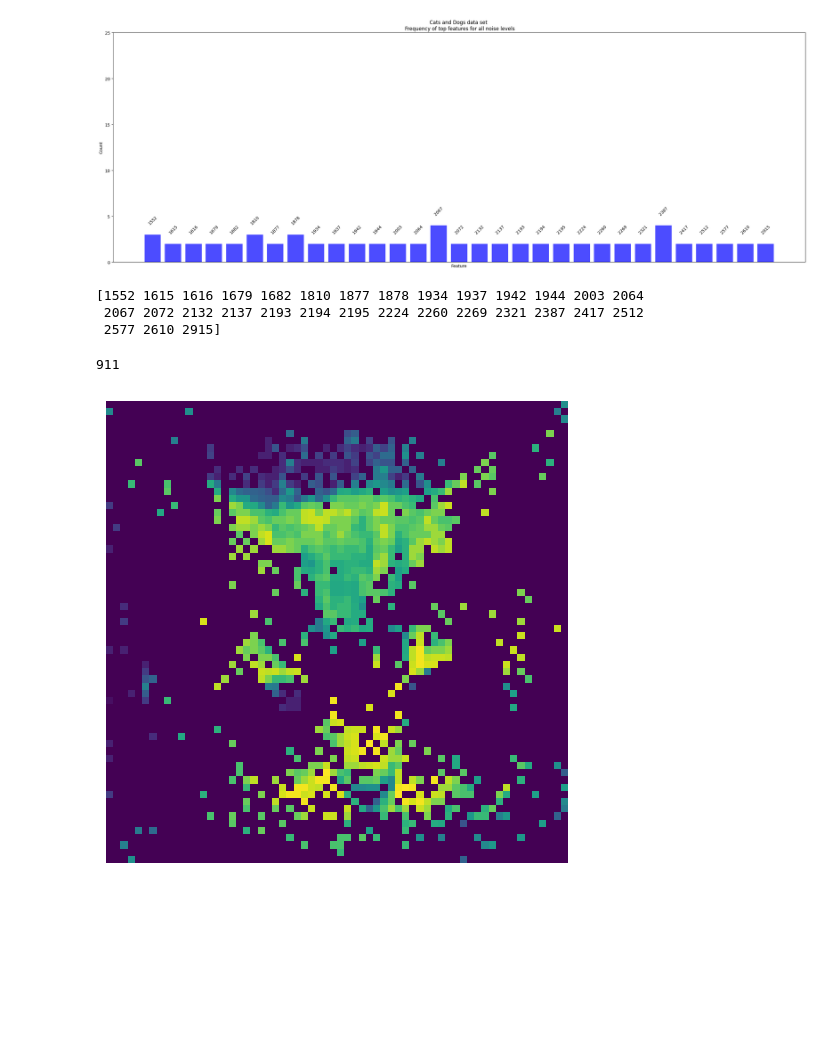
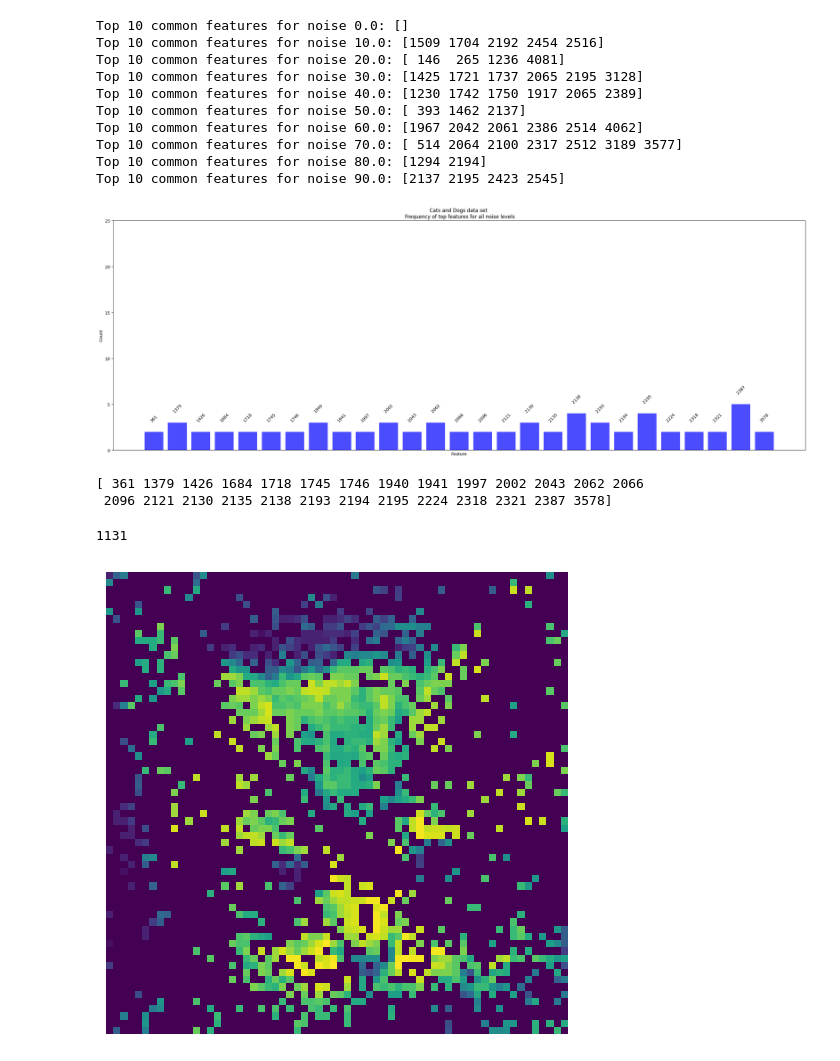
Before and after one commit to FelixJons/mve411-big-data-stats, a Jupyter notebook: assignment-2/main_catsndogs.ipynb, the cells around one changed output. Drawn from its saved outputs; the diff is of its cells as text; code cells hidden in the pictures; blank space fills up the shorter version.

```diff
--- a/assignment-2/main_catsndogs.ipynb
+++ b/assignment-2/main_catsndogs.ipynb
@@ -109,7 +109,7 @@ for noise in tqdm(noise_range):
     noisy_matrix = add_noise_to_matrix(data, noise, tcga=False)
     X_train, X_test, y_train, y_test = train_test_split(noisy_matrix, labels, test_size=0.2)
 
-    anova = SelectKBest(score_func=f_classif, k=500)  # 1000
+    anova = SelectKBest(score_func=f_classif, k=1000)  # 1000
     X_train_feature = anova.fit_transform(X_train, y_train.ravel())
     X_test_feature = anova.transform(X_test)
     best_features_mask = anova.get_support()
@@ -159,40 +159,49 @@ matches = []
 for i, noise in enumerate(noise_range):
     overall[best_features_rf[i][:10]] += 1
     overall[best_features_gb[i][:10]] += 1
-    common_values = np.intersect1d(best_features_rf[i][:100], best_features_gb[i][:100], return_indices=False)
-    #print(f"Top 10 common features for noise {round(noise, 1)}: {common_values[:100]}")
+    common_values = np.intersect1d(best_features_rf[i][:50], best_features_gb[i][:50], return_indices=False)
+    print(f"Top 10 common features for noise {round(noise, 1)}: {common_values[:100]}")
     matches.append(len(common_values))
 
 #plt.plot(noise_range, matches)
 #plt.xlabel("noise percent")
 #plt.ylabel("number of matches")
 #plt.show()
 
 last_non_zero_idx = len(overall) - np.argmax(overall[::-1] != 0) - 1
 overall = overall[:last_non_zero_idx + 1]
 
 count = overall[overall >= 2]
 features = np.where(overall >= 2)[0]
 plt.figure(figsize=(30,10))
 bars = plt.bar(np.arange(1, len(count)+1), count, color='blue', alpha=0.7)
 for bar, value in zip(bars, features):
     yval = bar.get_height()  # Get the height of the bar
     plt.text(bar.get_x() + bar.get_width() / 2,  # X coordinate for text (center of the bar)
             yval + 1,  # Y coordinate for text (slightly above the bar)
             value + 1,  # Text value (rounded to 2 decimal places)
             ha='center', va='bottom', fontsize=10, color='black', rotation=45)
 plt.title("Cats and Dogs data set \n Frequency of top features for all noise levels")
 plt.xlabel("Feature")
 plt.ylabel("Count")
 plt.ylim([0, 25])
 plt.xticks([])
 plt.show()
 print(features + 1)
 # %% [output]
+Top 10 common features for noise 0.0: []
+Top 10 common features for noise 10.0: [1509 1704 2192 2454 2516]
+Top 10 common features for noise 20.0: [ 146  265 1236 4081]
+Top 10 common features for noise 30.0: [1425 1721 1737 2065 2195 3128]
+Top 10 common features for noise 40.0: [1230 1742 1750 1917 2065 2389]
+Top 10 common features for noise 50.0: [ 393 1462 2137]
+Top 10 common features for noise 60.0: [1967 2042 2061 2386 2514 4062]
+Top 10 common features for noise 70.0: [ 514 2064 2100 2317 2512 3189 3577]
+Top 10 common features for noise 80.0: [1294 2194]
+Top 10 common features for noise 90.0: [2137 2195 2423 2545]
-[figure, old version]
+[figure, new version]
-[1552 1615 1616 1679 1682 1810 1877 1878 1934 1937 1942 1944 2003 2064
- 2067 2072 2132 2137 2193 2194 2195 2224 2260 2269 2321 2387 2417 2512
- 2577 2610 2915]
+[ 361 1379 1426 1684 1718 1745 1746 1940 1941 1997 2002 2043 2062 2066
+ 2096 2121 2130 2135 2138 2193 2194 2195 2224 2318 2321 2387 3578]
 # %%
 overall = np.zeros(data.shape[1])
 matches = []
@@ -213,8 +222,8 @@ plt.imshow(image_reduced)
 plt.axis('off')
 plt.show()
 # %% [output]
-911
+1131
-[figure, old version]
+[figure, new version]
 # %%
 # Inspect feature importance
 
```
Also changed, not shown: parts of 2 cells of this notebook, 4 other files.
